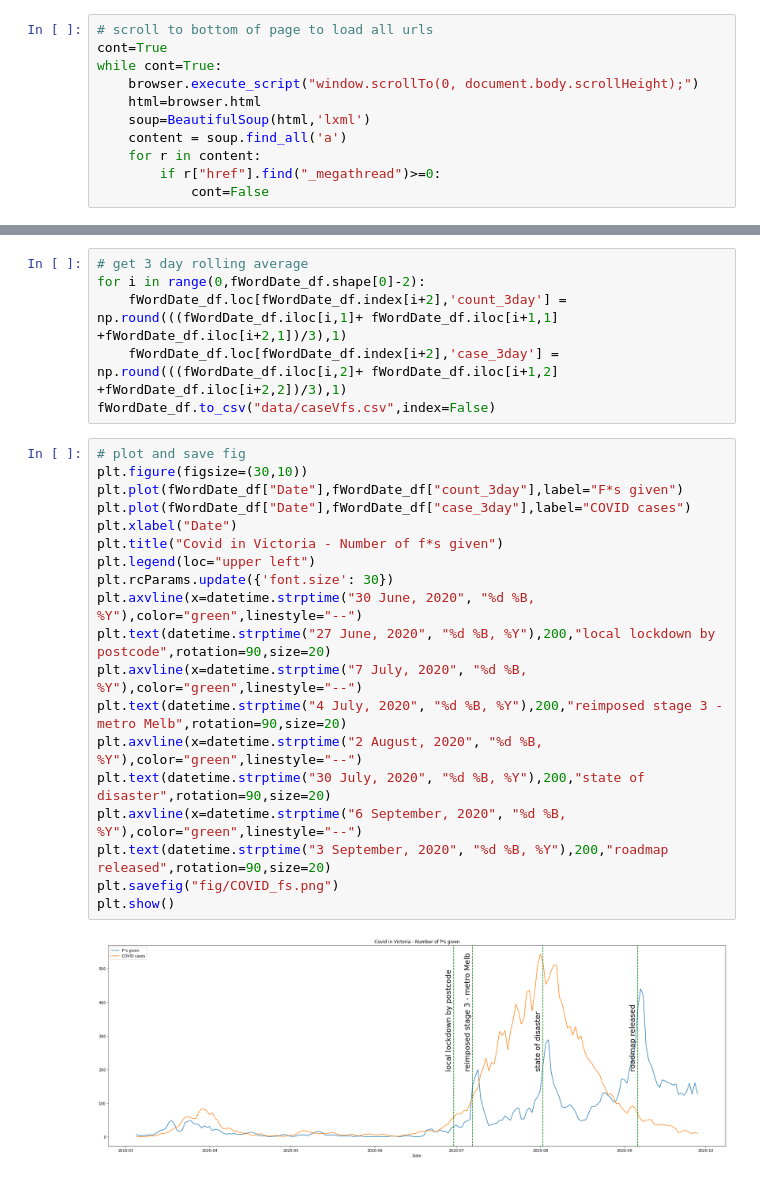
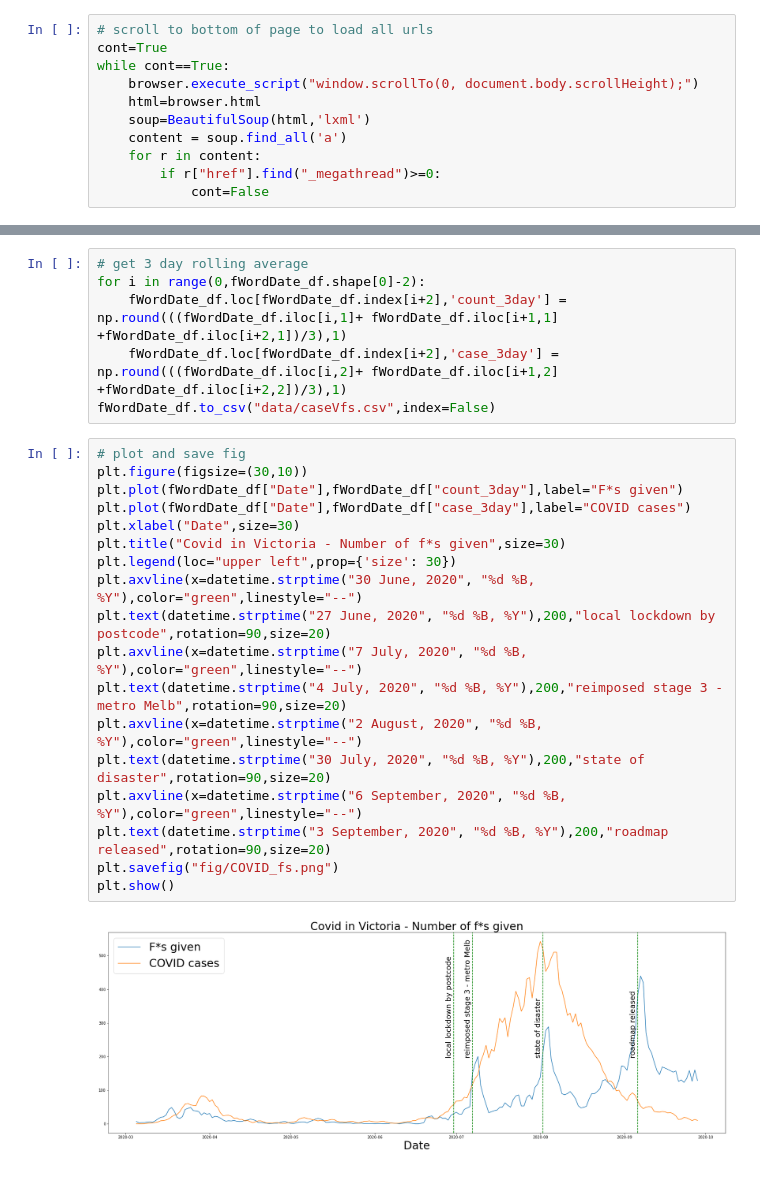
Before and after one commit to YannChye/covid_fs, a Jupyter notebook: covid_fs.ipynb, the cells around one changed output, grey strips where cells are left out. Saved outputs shown, nothing was run; the diff lists cells and outputs as text.

```diff
--- a/covid_fs.ipynb
+++ b/covid_fs.ipynb
@@ -26,7 +26,7 @@ browser.find_by_text('Show results from').first.click()
 # %%
 # scroll to bottom of page to load all urls
 cont=True
-while cont=True:
+while cont==True:
     browser.execute_script("window.scrollTo(0, document.body.scrollHeight);")
     html=browser.html
     soup=BeautifulSoup(html,'lxml')
@@ -238,21 +238,20 @@ fWordDate_df.to_csv("data/caseVfs.csv",index=False)
 # %%
 # plot and save fig
 plt.figure(figsize=(30,10))
 plt.plot(fWordDate_df["Date"],fWordDate_df["count_3day"],label="F*s given")
 plt.plot(fWordDate_df["Date"],fWordDate_df["case_3day"],label="COVID cases")
-plt.xlabel("Date")
-plt.title("Covid in Victoria - Number of f*s given")
-plt.legend(loc="upper left")
-plt.rcParams.update({'font.size': 30})
+plt.xlabel("Date",size=30)
+plt.title("Covid in Victoria - Number of f*s given",size=30)
+plt.legend(loc="upper left",prop={'size': 30})
 plt.axvline(x=datetime.strptime("30 June, 2020", "%d %B, %Y"),color="green",linestyle="--")
 plt.text(datetime.strptime("27 June, 2020", "%d %B, %Y"),200,"local lockdown by postcode",rotation=90,size=20)
 plt.axvline(x=datetime.strptime("7 July, 2020", "%d %B, %Y"),color="green",linestyle="--")
 plt.text(datetime.strptime("4 July, 2020", "%d %B, %Y"),200,"reimposed stage 3 - metro Melb",rotation=90,size=20)
 plt.axvline(x=datetime.strptime("2 August, 2020", "%d %B, %Y"),color="green",linestyle="--")
 plt.text(datetime.strptime("30 July, 2020", "%d %B, %Y"),200,"state of disaster",rotation=90,size=20)
 plt.axvline(x=datetime.strptime("6 September, 2020", "%d %B, %Y"),color="green",linestyle="--")
 plt.text(datetime.strptime("3 September, 2020", "%d %B, %Y"),200,"roadmap released",rotation=90,size=20)
 plt.savefig("fig/COVID_fs.png")
 plt.show()
 # %% [output]
-[figure, old version]
+[figure, new version]
```
Also changed, not shown: 1 other file.
